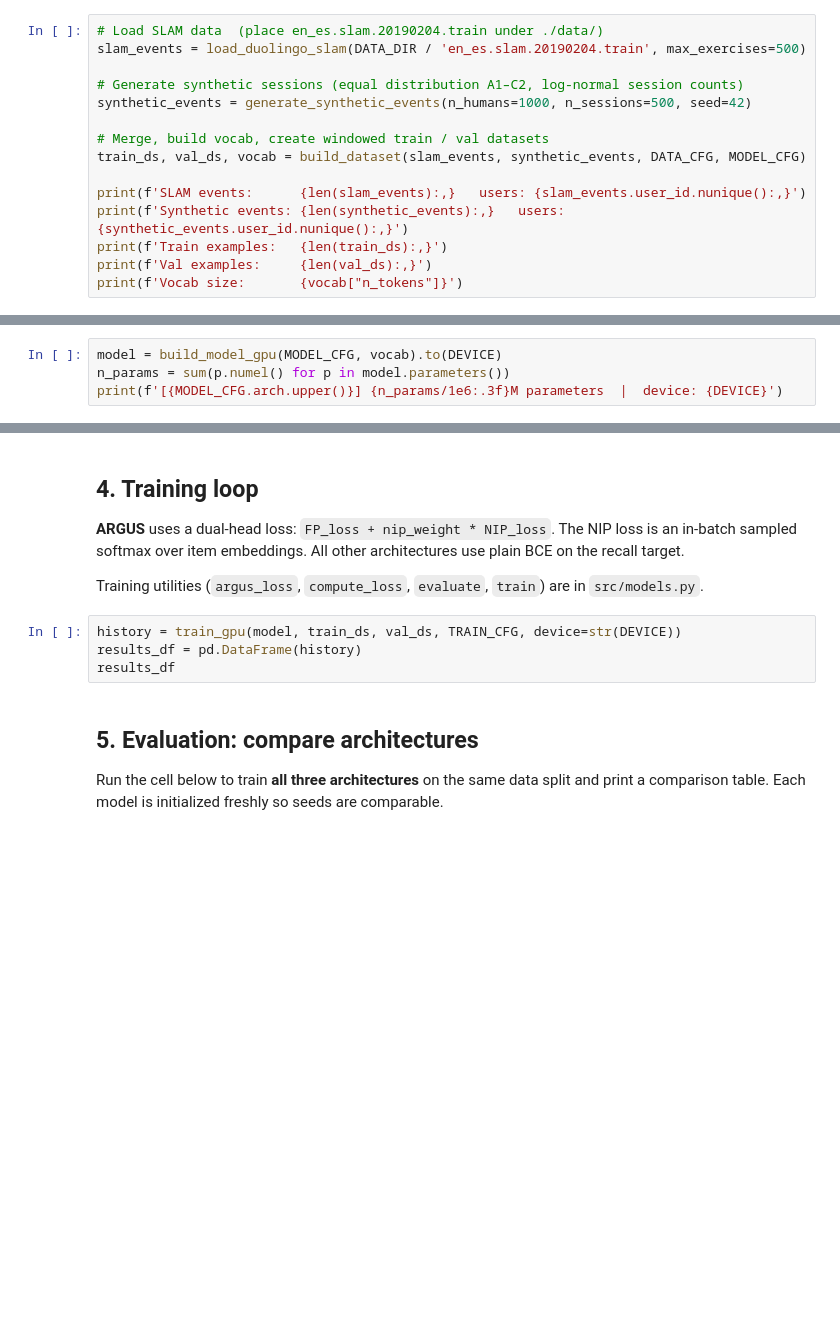
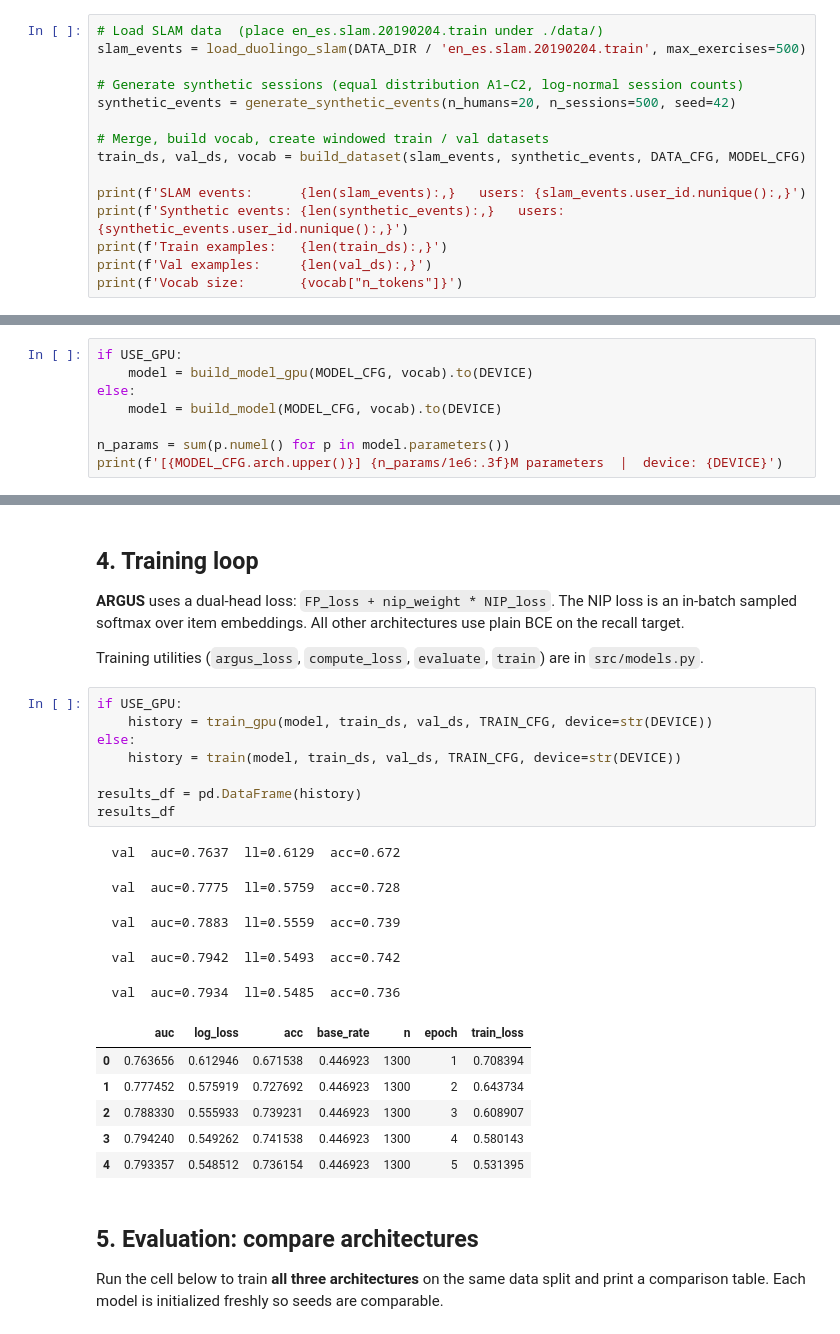
Before and after one commit to ShaeNaZar/HAUSim, a Jupyter notebook: main.ipynb, the cells around one changed output, grey strips where cells are left out. Saved outputs shown, nothing was run; the diff lists cells and outputs as text; blank space fills up the shorter version.

```diff
--- a/main.ipynb
+++ b/main.ipynb
@@ -115,7 +121,7 @@ See `src/slam_loader.py`, `src/synthetic_dataset.py`, `src/sequence_dataset.py`.
 slam_events = load_duolingo_slam(DATA_DIR / 'en_es.slam.20190204.train', max_exercises=500)
 
 # Generate synthetic sessions (equal distribution A1–C2, log-normal session counts)
-synthetic_events = generate_synthetic_events(n_humans=1000, n_sessions=500, seed=42)
+synthetic_events = generate_synthetic_events(n_humans=20, n_sessions=500, seed=42)
 
 # Merge, build vocab, create windowed train / val datasets
 train_ds, val_ds, vocab = build_dataset(slam_events, synthetic_events, DATA_CFG, MODEL_CFG)
@@ -139,6 +292,10 @@ Switch architecture by changing `ModelConfig(arch=...)` in the config cell.
 
 See `src/models.py` for full implementation details.
 # %%
-model = build_model_gpu(MODEL_CFG, vocab).to(DEVICE)
+if USE_GPU:
+    model = build_model_gpu(MODEL_CFG, vocab).to(DEVICE)
+else:
+    model = build_model(MODEL_CFG, vocab).to(DEVICE)
+
 n_params = sum(p.numel() for p in model.parameters())
 print(f'[{MODEL_CFG.arch.upper()}] {n_params/1e6:.3f}M parameters  |  device: {DEVICE}')
@@ -151,9 +310,25 @@ All other architectures use plain BCE on the recall target.
 
 Training utilities (`argus_loss`, `compute_loss`, `evaluate`, `train`) are in `src/models.py`.
 # %%
-history = train_gpu(model, train_ds, val_ds, TRAIN_CFG, device=str(DEVICE))
+if USE_GPU:
+    history = train_gpu(model, train_ds, val_ds, TRAIN_CFG, device=str(DEVICE))
+else:
+    history = train(model, train_ds, val_ds, TRAIN_CFG, device=str(DEVICE))
+
 results_df = pd.DataFrame(history)
 results_df
+# %% [output]
+  val  auc=0.7637  ll=0.6129  acc=0.672
+  val  auc=0.7775  ll=0.5759  acc=0.728
+  val  auc=0.7883  ll=0.5559  acc=0.739
+  val  auc=0.7942  ll=0.5493  acc=0.742
+  val  auc=0.7934  ll=0.5485  acc=0.736
+|  | auc | log_loss | acc | base_rate | n | epoch | train_loss |
+| 0 | 0.763656 | 0.612946 | 0.671538 | 0.446923 | 1300 | 1 | 0.708394 |
+| 1 | 0.777452 | 0.575919 | 0.727692 | 0.446923 | 1300 | 2 | 0.643734 |
+| 2 | 0.788330 | 0.555933 | 0.739231 | 0.446923 | 1300 | 3 | 0.608907 |
+| 3 | 0.794240 | 0.549262 | 0.741538 | 0.446923 | 1300 | 4 | 0.580143 |
+| 4 | 0.793357 | 0.548512 | 0.736154 | 0.446923 | 1300 | 5 | 0.531395 |
 # %% [markdown]
 ## 5. Evaluation: compare architectures
 
```
Also changed, not shown: parts of 12 cells of this notebook, 10 other files.
